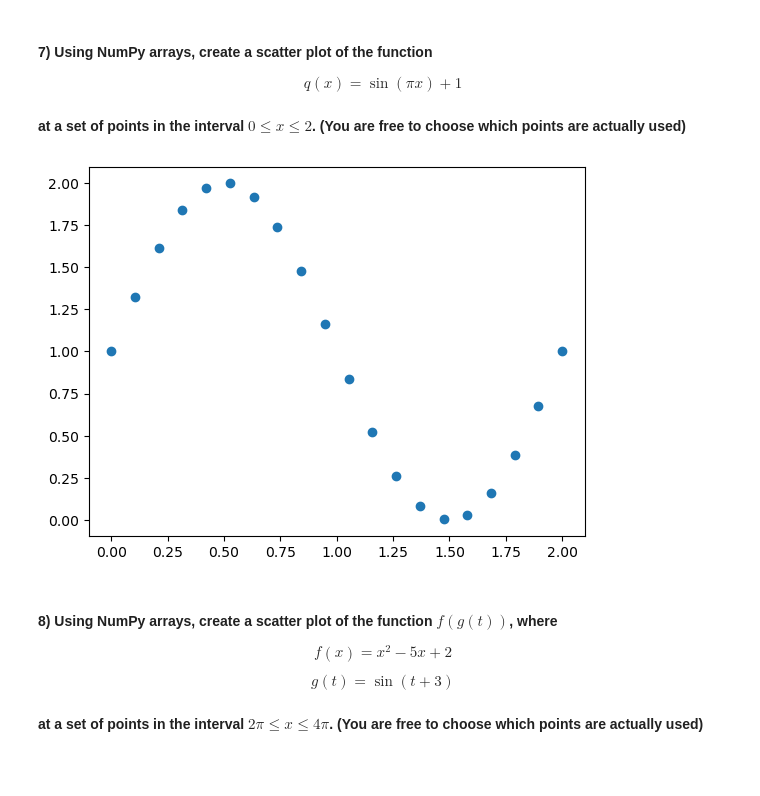
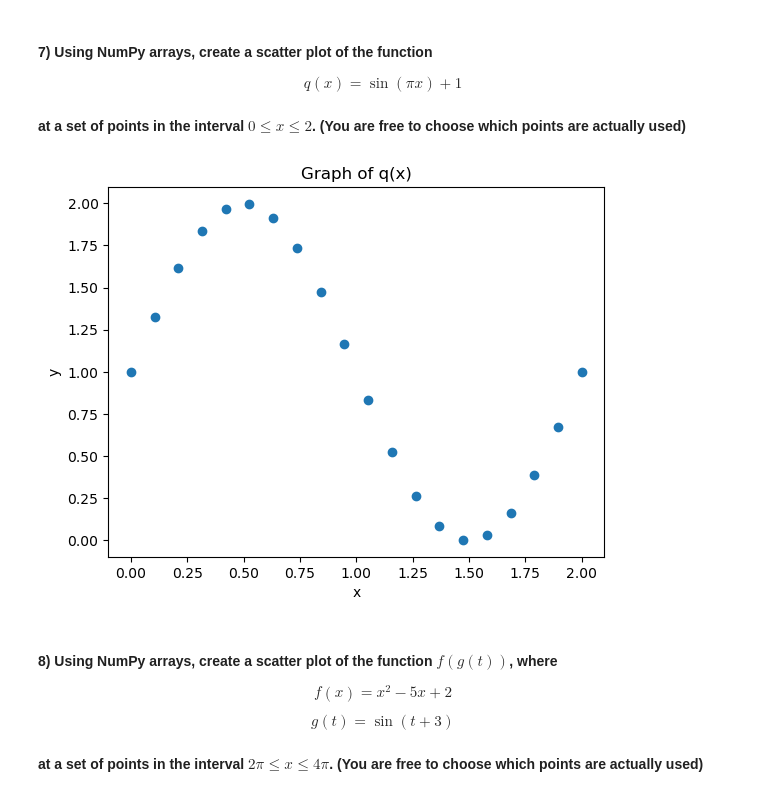
Before and after one commit to ariellagol/datasci151fall2026, a Jupyter notebook: lecture_04_other_sequence_objects/Lecture04.ipynb, the cells around one changed output. Saved outputs shown, nothing was run; the diff lists cells and outputs as text; code cells hidden in the pictures; blank space fills up the shorter version.

```diff
--- a/lecture_04_other_sequence_objects/Lecture04.ipynb
+++ b/lecture_04_other_sequence_objects/Lecture04.ipynb
@@ -759,10 +834,13 @@ $$q(x) = \sin(\pi x) + 1$$
 # %%
 x_vals = np.linspace (0,2,20)
 y_vals = (np.sin(np.pi*x_vals)) + 1
+plt.xlabel("x")
+plt.ylabel("y")
 plt.scatter(x_vals,y_vals)
+plt.title("Graph of q(x)")
 plt.show()
 # %% [output]
-[figure, old version]
+[figure, new version]
 # %% [markdown]
 #### **8)** Using NumPy arrays, create a scatter plot of the function $f(g(t))$, where
 
```
Also changed, not shown: parts of 23 cells of this notebook, 4 other files.
